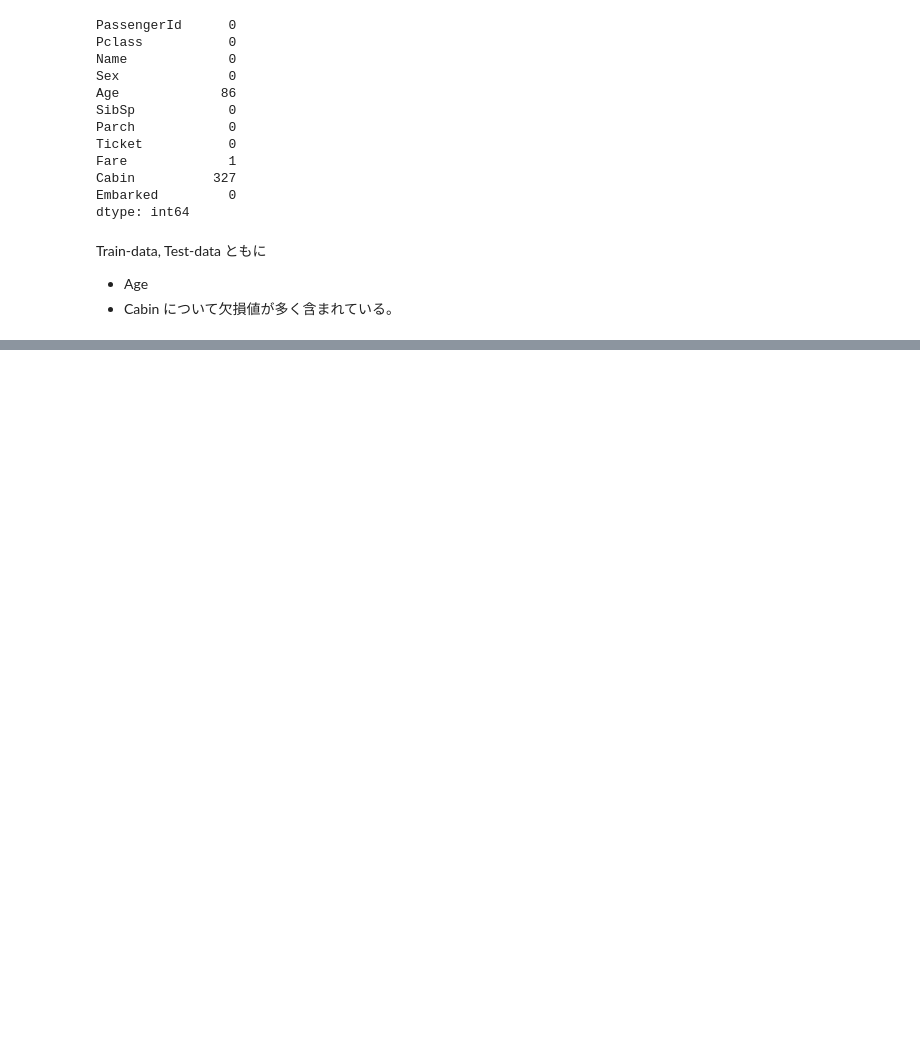
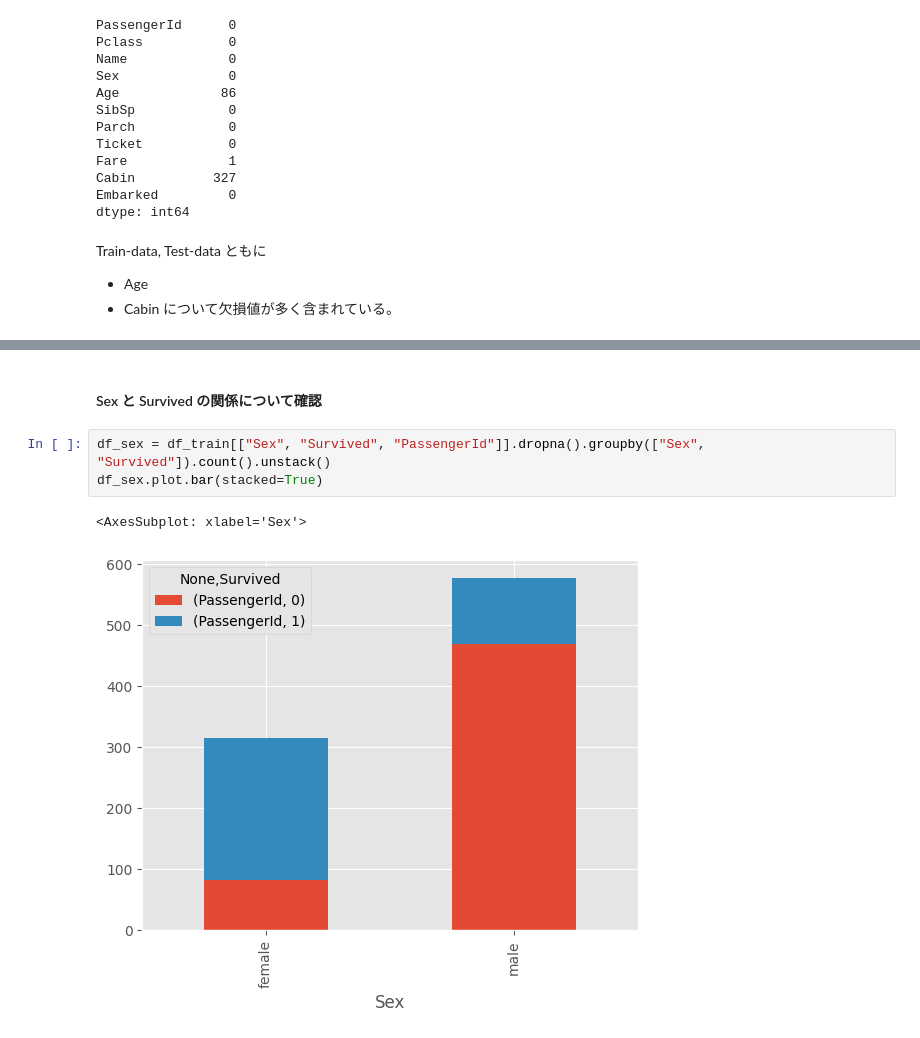
Before and after one commit to 1024xx4/kaggle_titanic, a Jupyter notebook: kaggle_titanic.ipynb, the cells around one changed output, grey strips where cells are left out. Saved outputs shown, nothing was run; the diff lists cells and outputs as text; blank space fills up the shorter version.

```diff
--- a/kaggle_titanic.ipynb
+++ b/kaggle_titanic.ipynb
@@ -177,0 +279,8 @@ Train-data, Test-data ともに
+# %% [markdown]
+#### Sex と Survived の関係について確認
+# %%
+df_sex = df_train[["Sex", "Survived", "PassengerId"]].dropna().groupby(["Sex", "Survived"]).count().unstack()
+df_sex.plot.bar(stacked=True)
+# %% [output]
+<AxesSubplot: xlabel='Sex'>
+[figure, added]
```
Also changed, not shown: parts of 22 cells of this notebook, 1 other file.
